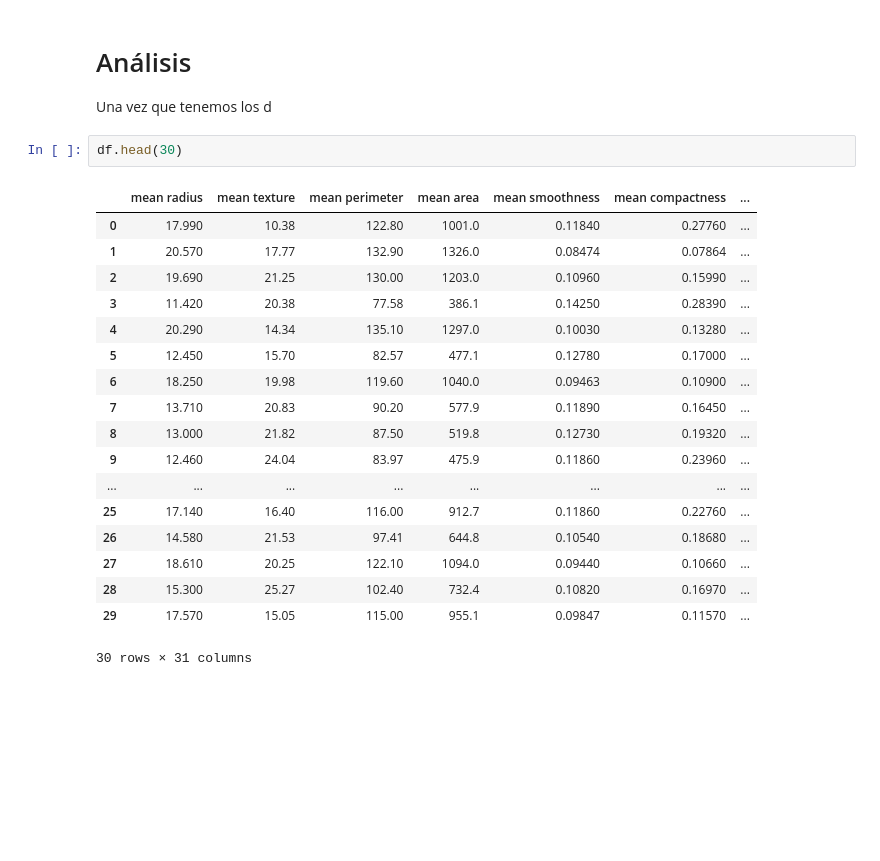
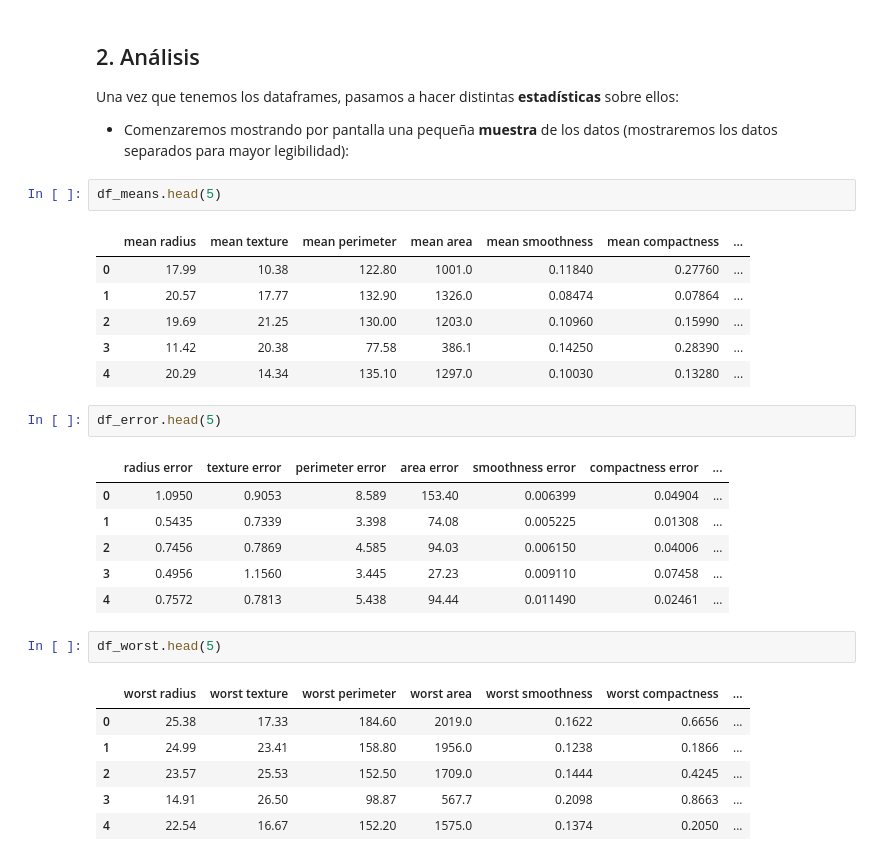
Before and after one commit to Javierub32/3-Carrera-Software, a Jupyter notebook: Aprendizaje Automatico/Practicas/PR01/main.ipynb, the cells around one changed output. Drawn from its saved outputs; the diff is of its cells as text; blank space fills up the shorter version.

```diff
--- a/Aprendizaje Automatico/Practicas/PR01/main.ipynb
+++ b/Aprendizaje Automatico/Practicas/PR01/main.ipynb
@@ -38,25 +39,33 @@ Matriz worst: 569 filas y 11 columnas
-# %% [markdown]
-# Análisis
-
-Una vez que tenemos los d
+# %% [markdown]
+## 2. Análisis
+
+Una vez que tenemos los dataframes, pasamos a hacer distintas **estadísticas** sobre ellos:
+
+- Comenzaremos mostrando por pantalla una pequeña **muestra** de los datos (mostraremos los datos separados para mayor legibilidad):
 # %%
-df.head(30)
+df_means.head(5)
 # %% [output]
 |  | mean radius | mean texture | mean perimeter | mean area | mean smoothness | mean compactness | ... |
-| 0 | 17.990 | 10.38 | 122.80 | 1001.0 | 0.11840 | 0.27760 | ... |
-| 1 | 20.570 | 17.77 | 132.90 | 1326.0 | 0.08474 | 0.07864 | ... |
-| 2 | 19.690 | 21.25 | 130.00 | 1203.0 | 0.10960 | 0.15990 | ... |
-| 3 | 11.420 | 20.38 | 77.58 | 386.1 | 0.14250 | 0.28390 | ... |
-| 4 | 20.290 | 14.34 | 135.10 | 1297.0 | 0.10030 | 0.13280 | ... |
-| 5 | 12.450 | 15.70 | 82.57 | 477.1 | 0.12780 | 0.17000 | ... |
-| 6 | 18.250 | 19.98 | 119.60 | 1040.0 | 0.09463 | 0.10900 | ... |
-| 7 | 13.710 | 20.83 | 90.20 | 577.9 | 0.11890 | 0.16450 | ... |
-| 8 | 13.000 | 21.82 | 87.50 | 519.8 | 0.12730 | 0.19320 | ... |
-| 9 | 12.460 | 24.04 | 83.97 | 475.9 | 0.11860 | 0.23960 | ... |
-| ... | ... | ... | ... | ... | ... | ... | ... |
-| 25 | 17.140 | 16.40 | 116.00 | 912.7 | 0.11860 | 0.22760 | ... |
-| 26 | 14.580 | 21.53 | 97.41 | 644.8 | 0.10540 | 0.18680 | ... |
-| 27 | 18.610 | 20.25 | 122.10 | 1094.0 | 0.09440 | 0.10660 | ... |
-| 28 | 15.300 | 25.27 | 102.40 | 732.4 | 0.10820 | 0.16970 | ... |
-| 29 | 17.570 | 15.05 | 115.00 | 955.1 | 0.09847 | 0.11570 | ... |
+| 0 | 17.99 | 10.38 | 122.80 | 1001.0 | 0.11840 | 0.27760 | ... |
+| 1 | 20.57 | 17.77 | 132.90 | 1326.0 | 0.08474 | 0.07864 | ... |
+| 2 | 19.69 | 21.25 | 130.00 | 1203.0 | 0.10960 | 0.15990 | ... |
+| 3 | 11.42 | 20.38 | 77.58 | 386.1 | 0.14250 | 0.28390 | ... |
+| 4 | 20.29 | 14.34 | 135.10 | 1297.0 | 0.10030 | 0.13280 | ... |
-30 rows × 31 columns
+# %%
+df_error.head(5)
+# %% [output]
+|  | radius error | texture error | perimeter error | area error | smoothness error | compactness error | ... |
+| 0 | 1.0950 | 0.9053 | 8.589 | 153.40 | 0.006399 | 0.04904 | ... |
+| 1 | 0.5435 | 0.7339 | 3.398 | 74.08 | 0.005225 | 0.01308 | ... |
+| 2 | 0.7456 | 0.7869 | 4.585 | 94.03 | 0.006150 | 0.04006 | ... |
+| 3 | 0.4956 | 1.1560 | 3.445 | 27.23 | 0.009110 | 0.07458 | ... |
+| 4 | 0.7572 | 0.7813 | 5.438 | 94.44 | 0.011490 | 0.02461 | ... |
+# %%
+df_worst.head(5)
+# %% [output]
+|  | worst radius | worst texture | worst perimeter | worst area | worst smoothness | worst compactness | ... |
+| 0 | 25.38 | 17.33 | 184.60 | 2019.0 | 0.1622 | 0.6656 | ... |
+| 1 | 24.99 | 23.41 | 158.80 | 1956.0 | 0.1238 | 0.1866 | ... |
+| 2 | 23.57 | 25.53 | 152.50 | 1709.0 | 0.1444 | 0.4245 | ... |
+| 3 | 14.91 | 26.50 | 98.87 | 567.7 | 0.2098 | 0.8663 | ... |
+| 4 | 22.54 | 16.67 | 152.20 | 1575.0 | 0.1374 | 0.2050 | ... |
```
Also changed, not shown: parts of 16 cells of this notebook.
